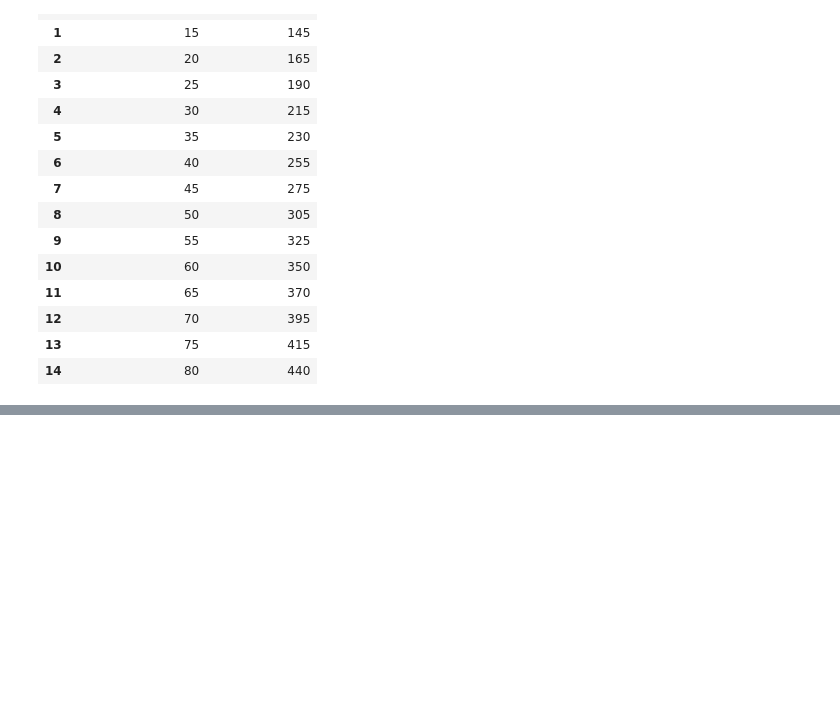
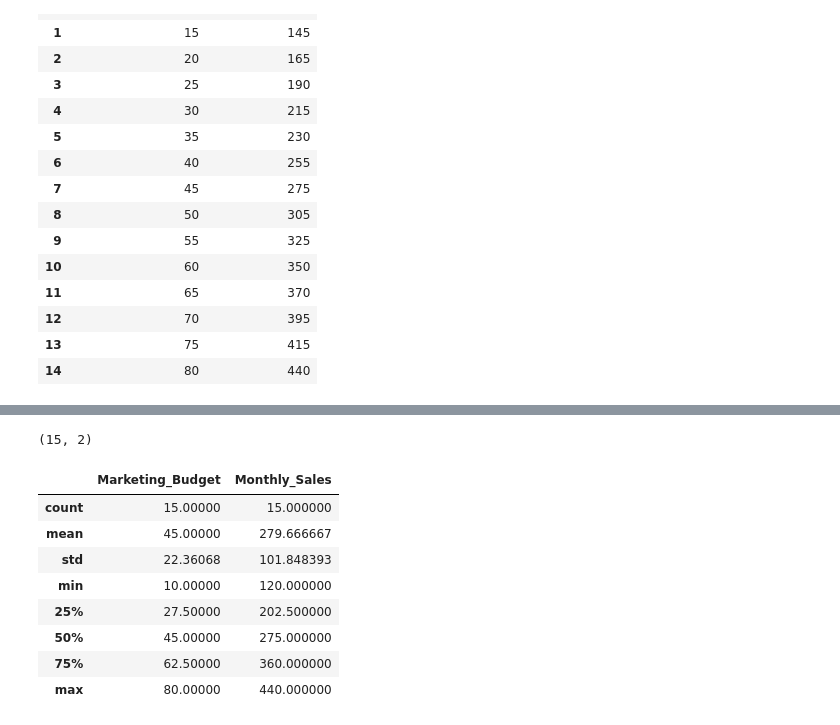
Before and after one commit to j05h777/SSPU, a Jupyter notebook: MLT/practical/practical2/practical2.ipynb, the cells around one changed output, grey strips where cells are left out. Drawn from its saved outputs; the diff is of its cells as text; code cells hidden in the pictures; blank space fills up the shorter version.

```diff
--- a/MLT/practical/practical2/practical2.ipynb
+++ b/MLT/practical/practical2/practical2.ipynb
@@ -34,0 +44,16 @@ df
+# %%
+df.shape
+# %% [output]
+(15, 2)
+# %%
+df.describe()
+# %% [output]
+|  | Marketing_Budget | Monthly_Sales |
+| count | 15.00000 | 15.000000 |
+| mean | 45.00000 | 279.666667 |
+| std | 22.36068 | 101.848393 |
+| min | 10.00000 | 120.000000 |
+| 25% | 27.50000 | 202.500000 |
+| 50% | 45.00000 | 275.000000 |
+| 75% | 62.50000 | 360.000000 |
+| max | 80.00000 | 440.000000 |
```
Also changed, not shown: parts of 15 cells of this notebook, 1 other file.
